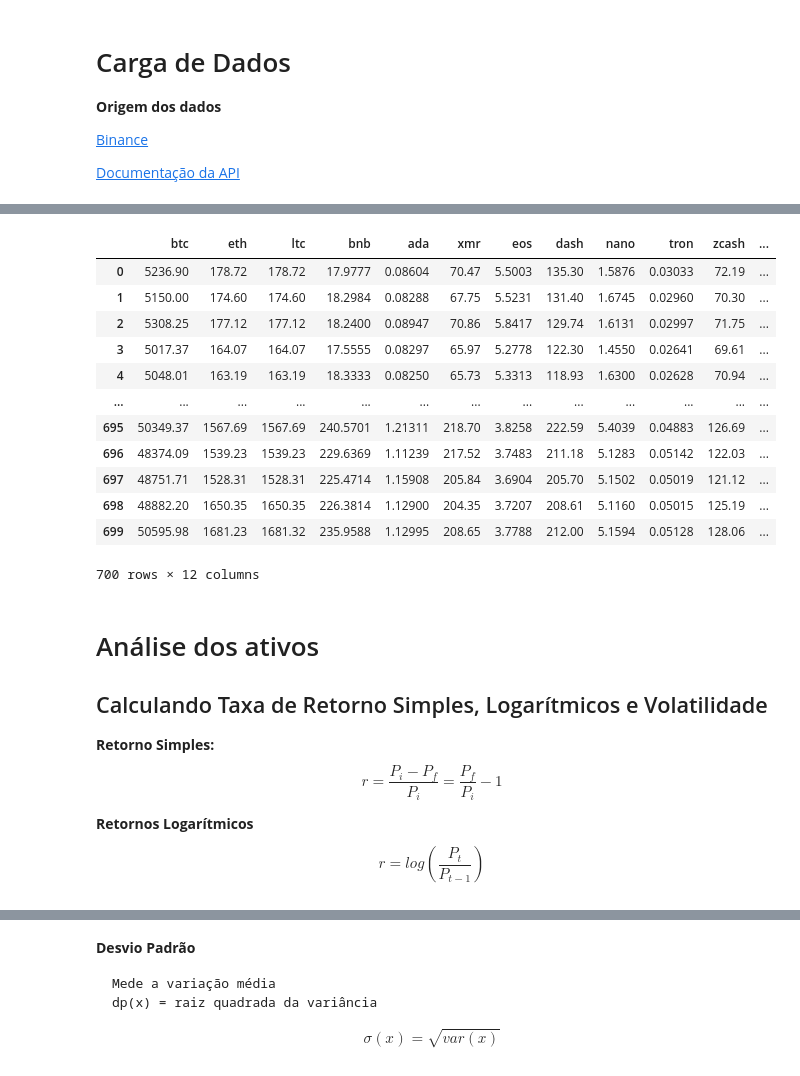
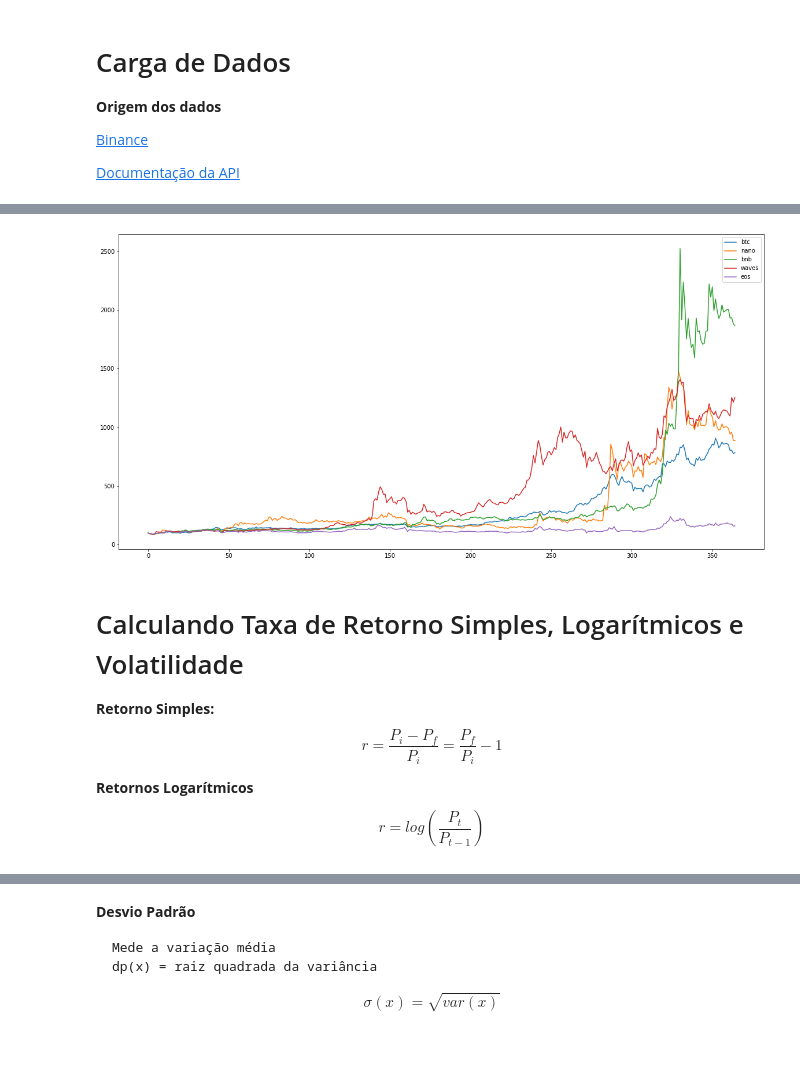
Before and after one commit to olivmath/Q_finance, a Jupyter notebook: criptocurrency_markets.ipynb, the cells around one changed output, grey strips where cells are left out. Drawn from its saved outputs; the diff is of its cells as text; code cells hidden in the pictures.

Commit message:
retorno de portifolio ok

```diff
--- a/criptocurrency_markets.ipynb
+++ b/criptocurrency_markets.ipynb
@@ -89,0 +20,23 @@ params = {
+# %%
+# Colunas
+col = [
+    'Open time','Open','High','Low','Close','Volume','Close time',
+    'Quote asset volume','Number of trades','Taker buy base asset volume',
+    'Taker buy quote asset volume','Ignore'
+]
+
+# Parametros
+assets = ['btc', 'nano', 'bnb', 'waves', 'eos']
+interval = '1d'
+limit = 365
+params = {}
+def create_params(asset) -> dict:
+    params[asset] = {
+        "symbol": f"{asset.upper()}USDT",
+        "interval": interval,
+        "limit": limit
+    }
+    return params
+
+for i in assets:
+    create_params(i)
@@ -101,23 +82,11 @@ df = pd.DataFrame(np.array([*map(clean, params.keys())]).T, columns=params.keys(
-# %%
-# setar index
-get(klines, params=params['btc']).json()
-# %% [output]
-|  | btc | eth | ltc | bnb | ada | xmr | eos | dash | nano | tron | zcash | ... |
-| 0 | 5236.90 | 178.72 | 178.72 | 17.9777 | 0.08604 | 70.47 | 5.5003 | 135.30 | 1.5876 | 0.03033 | 72.19 | ... |
-| 1 | 5150.00 | 174.60 | 174.60 | 18.2984 | 0.08288 | 67.75 | 5.5231 | 131.40 | 1.6745 | 0.02960 | 70.30 | ... |
-| 2 | 5308.25 | 177.12 | 177.12 | 18.2400 | 0.08947 | 70.86 | 5.8417 | 129.74 | 1.6131 | 0.02997 | 71.75 | ... |
-| 3 | 5017.37 | 164.07 | 164.07 | 17.5555 | 0.08297 | 65.97 | 5.2778 | 122.30 | 1.4550 | 0.02641 | 69.61 | ... |
-| 4 | 5048.01 | 163.19 | 163.19 | 18.3333 | 0.08250 | 65.73 | 5.3313 | 118.93 | 1.6300 | 0.02628 | 70.94 | ... |
-| ... | ... | ... | ... | ... | ... | ... | ... | ... | ... | ... | ... | ... |
-| 695 | 50349.37 | 1567.69 | 1567.69 | 240.5701 | 1.21311 | 218.70 | 3.8258 | 222.59 | 5.4039 | 0.04883 | 126.69 | ... |
-| 696 | 48374.09 | 1539.23 | 1539.23 | 229.6369 | 1.11239 | 217.52 | 3.7483 | 211.18 | 5.1283 | 0.05142 | 122.03 | ... |
-| 697 | 48751.71 | 1528.31 | 1528.31 | 225.4714 | 1.15908 | 205.84 | 3.6904 | 205.70 | 5.1502 | 0.05019 | 121.12 | ... |
-| 698 | 48882.20 | 1650.35 | 1650.35 | 226.3814 | 1.12900 | 204.35 | 3.7207 | 208.61 | 5.1160 | 0.05015 | 125.19 | ... |
-| 699 | 50595.98 | 1681.23 | 1681.32 | 235.9588 | 1.12995 | 208.65 | 3.7788 | 212.00 | 5.1594 | 0.05128 | 128.06 | ... |
-700 rows × 12 columns
+# %%
+# Normaliza os dados na base 100
+(df / df.iloc[0] * 100).plot(figsize=(20,10))
+plt.show()
+# %% [output]
+[figure, added]
 # %% [markdown]
-# Análise dos ativos
-## Calculando Taxa de Retorno Simples, Logarítmicos e Volatilidade
+# Calculando Taxa de Retorno Simples, Logarítmicos e Volatilidade
 
 **Retorno Simples:**
 $$
```
Also changed, not shown: parts of 28 cells of this notebook, 1 other file.
